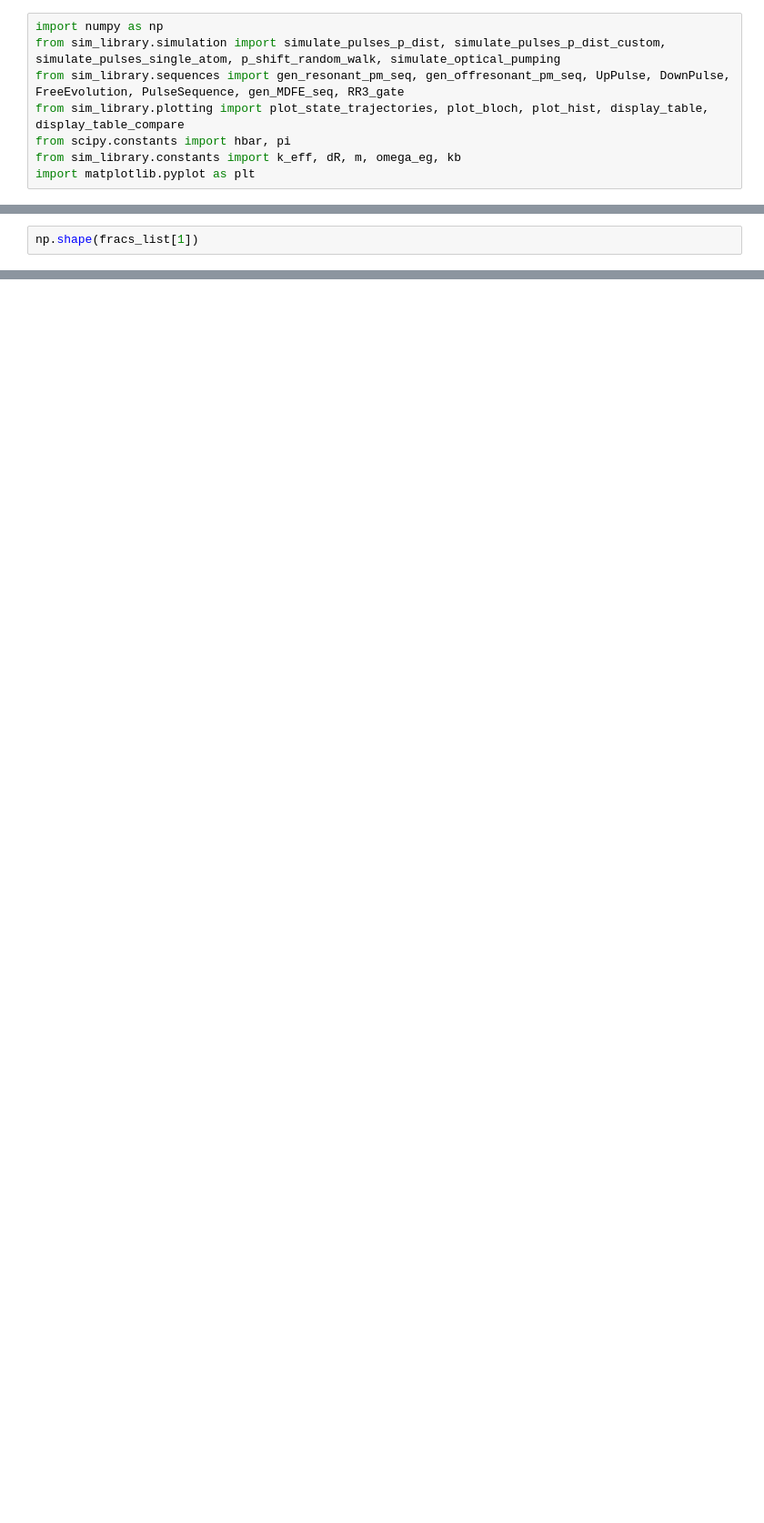
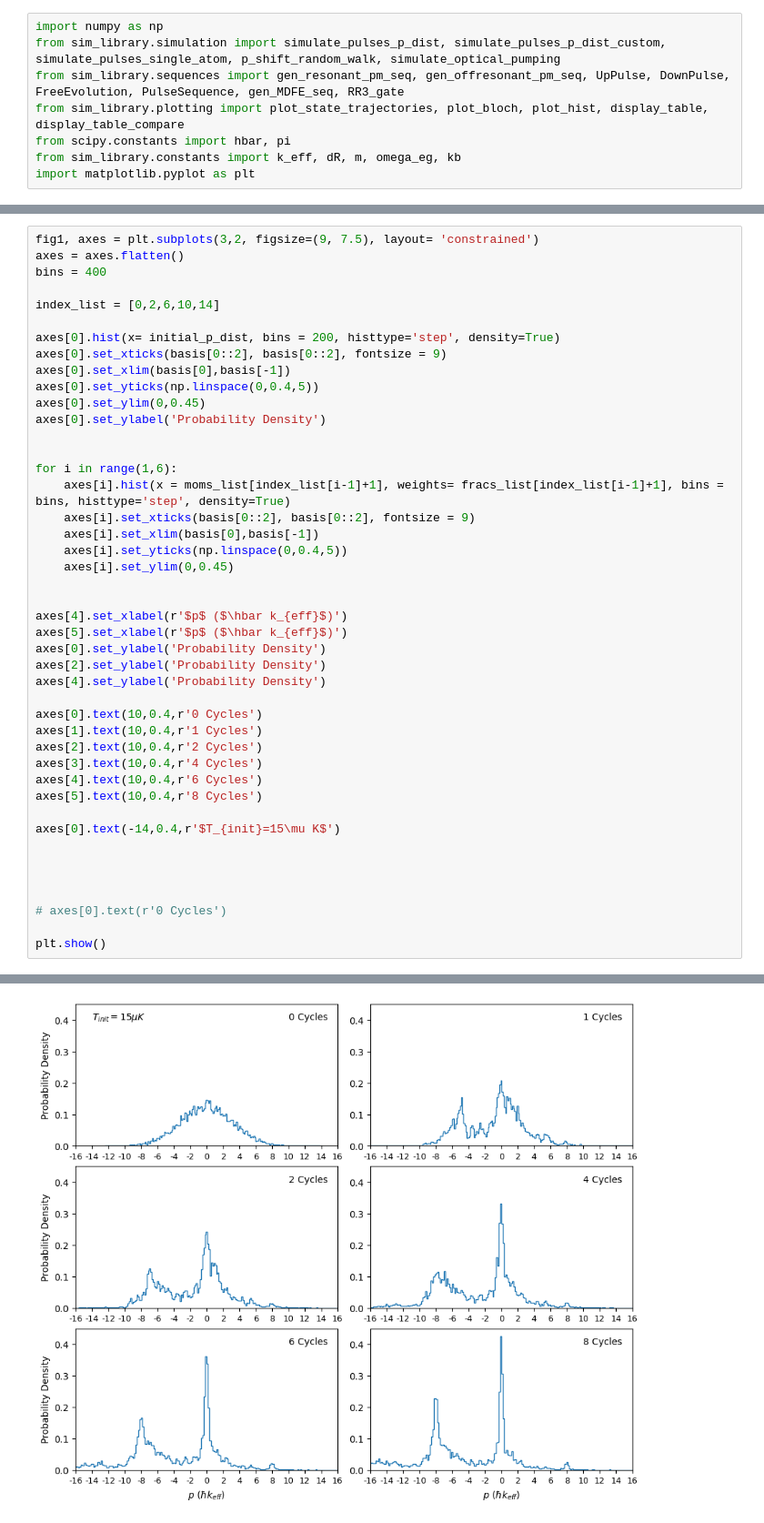
Before and after one commit to tr2g20/simulations, a Jupyter notebook: alg_cooling.ipynb, the cells around one changed output, grey strips where cells are left out. Shown at 91% size. Cells and saved outputs as stored; diff of their text form; blank space fills up the shorter version.

```diff
--- a/alg_cooling.ipynb
+++ b/alg_cooling.ipynb
@@ -85,3 +92,45 @@ plt.show()
 # %%
-np.shape(fracs_list[1])
+fig1, axes = plt.subplots(3,2, figsize=(9, 7.5), layout= 'constrained')
+axes = axes.flatten()
+bins = 400
+
+index_list = [0,2,6,10,14]
+
+axes[0].hist(x= initial_p_dist, bins = 200, histtype='step', density=True)
+axes[0].set_xticks(basis[0::2], basis[0::2], fontsize = 9)
+axes[0].set_xlim(basis[0],basis[-1])
+axes[0].set_yticks(np.linspace(0,0.4,5))
+axes[0].set_ylim(0,0.45)
+axes[0].set_ylabel('Probability Density')
+
+
+for i in range(1,6):
+    axes[i].hist(x = moms_list[index_list[i-1]+1], weights= fracs_list[index_list[i-1]+1], bins = bins, histtype='step', density=True)
+    axes[i].set_xticks(basis[0::2], basis[0::2], fontsize = 9)
+    axes[i].set_xlim(basis[0],basis[-1])
+    axes[i].set_yticks(np.linspace(0,0.4,5))
+    axes[i].set_ylim(0,0.45)
+
+
+axes[4].set_xlabel(r'$p$ ($\hbar k_{eff}$)')
+axes[5].set_xlabel(r'$p$ ($\hbar k_{eff}$)')
+axes[0].set_ylabel('Probability Density')
+axes[2].set_ylabel('Probability Density')
+axes[4].set_ylabel('Probability Density')
+
+axes[0].text(10,0.4,r'0 Cycles')
+axes[1].text(10,0.4,r'1 Cycles')
+axes[2].text(10,0.4,r'2 Cycles')
+axes[3].text(10,0.4,r'4 Cycles')
+axes[4].text(10,0.4,r'6 Cycles')
+axes[5].text(10,0.4,r'8 Cycles')
+
+axes[0].text(-14,0.4,r'$T_{init}=15\mu K$')
+
+
+
+
+# axes[0].text(r'0 Cycles')
+
+plt.show()
 # %% [output]
@@ -88,0 +137 @@ np.shape(fracs_list[1])
+[figure, added]
```
Also changed, not shown: parts of 6 cells of this notebook, 17 other files.
